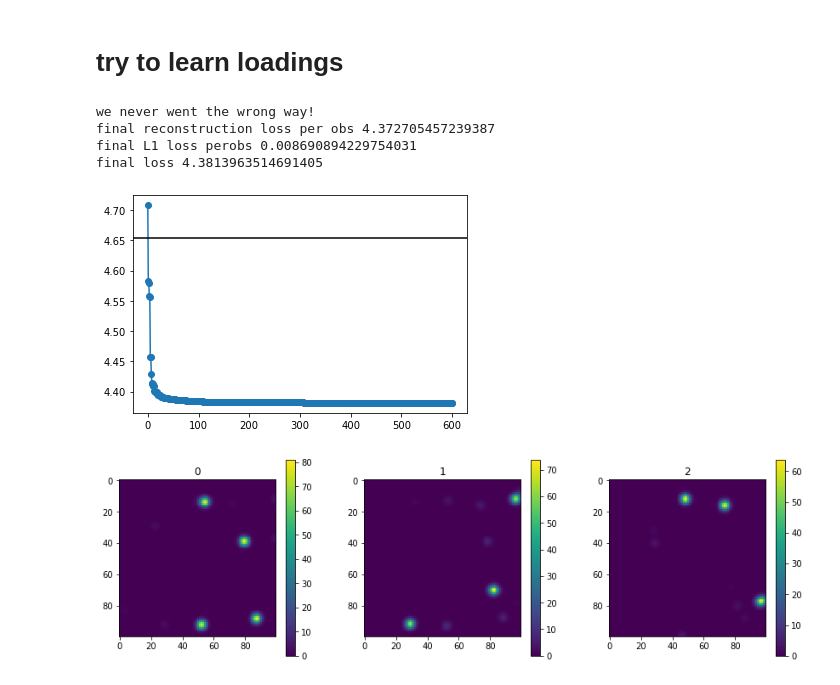
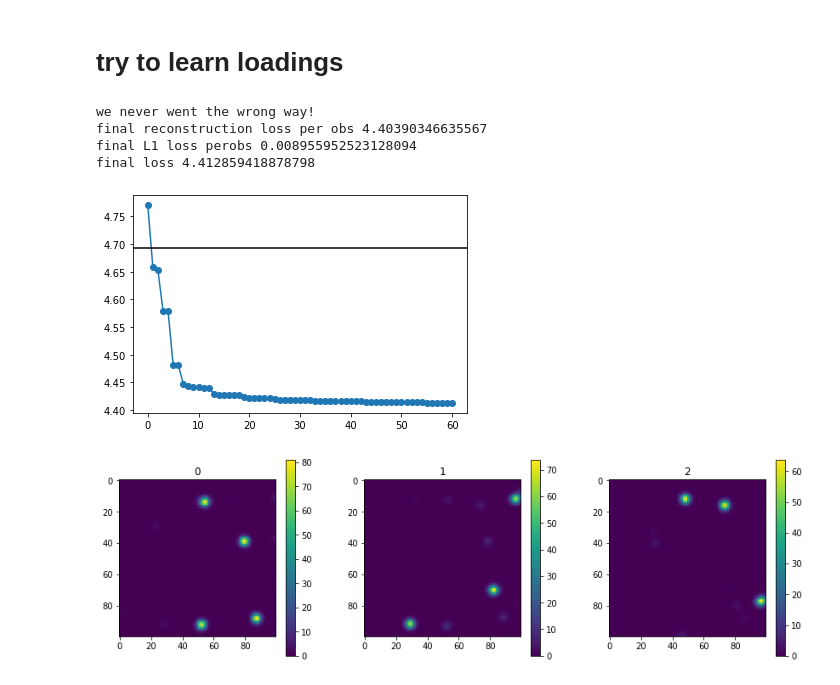
Before and after one commit to jacksonloper/barcoderegression, a Jupyter notebook: example.ipynb, the cells around one changed output. Cells and saved outputs as stored; diff of their text form; code cells hidden in the pictures.

```diff
--- a/example.ipynb
+++ b/example.ipynb
@@ -88,34 +89,34 @@ true loss perobs 4.654077626660135
 # %%
 # model2=model.copy()
 model2=barcoderegression.parameters.Model(model.B,model.K,M=model.M,lam=model.lam)
 
 trainer=barcoderegression.training.Trainer(X,model2)
-for i in tqdm.notebook.tqdm(range(100)):
-    trainer.update(nms=['F','varphi','alpha','rho','a','b',])
+for i in tqdm.notebook.tqdm(range(10)):
+    trainer.update(nms=['F','varphi','alpha','rho','a','b'])
 
 overall_losses=[x['loss'] for x in trainer.losses]
 worst=np.diff(overall_losses).max()
 if worst<=0:
     print("we never went the wrong way!")
 else:
     print("we went wrong way",worst)
 plt.plot(overall_losses,'-o')
 plt.axhline(bestloss,color='black')
 
 lossinfo=model2.loss(Xrav)
 print('final reconstruction loss per obs',lossinfo['reconstruction']/model2.nobs)
 print('final L1 loss perobs',model2.lam*lossinfo['l1']/model2.nobs)
 print('final loss',lossinfo['loss'])
 
 bads=[x for x in trainer.losses if x['improvement']<0]
 for b in bads:
     print(b['action'],b['reconstruction'],b['improvement'])
 # %% [output]
 we never went the wrong way!
-final reconstruction loss per obs 4.372705457239387
-final L1 loss perobs 0.008690894229754031
-final loss 4.3813963514691405
+final reconstruction loss per obs 4.40390346635567
+final L1 loss perobs 0.008955952523128094
+final loss 4.412859418878798
-[figure, old version]
+[figure, new version]
 # %%
 bads=[x for x in trainer.losses if x['improvement']<0]
 for b in bads:
```
Also changed, not shown: parts of 35 cells of this notebook, 7 other files.
